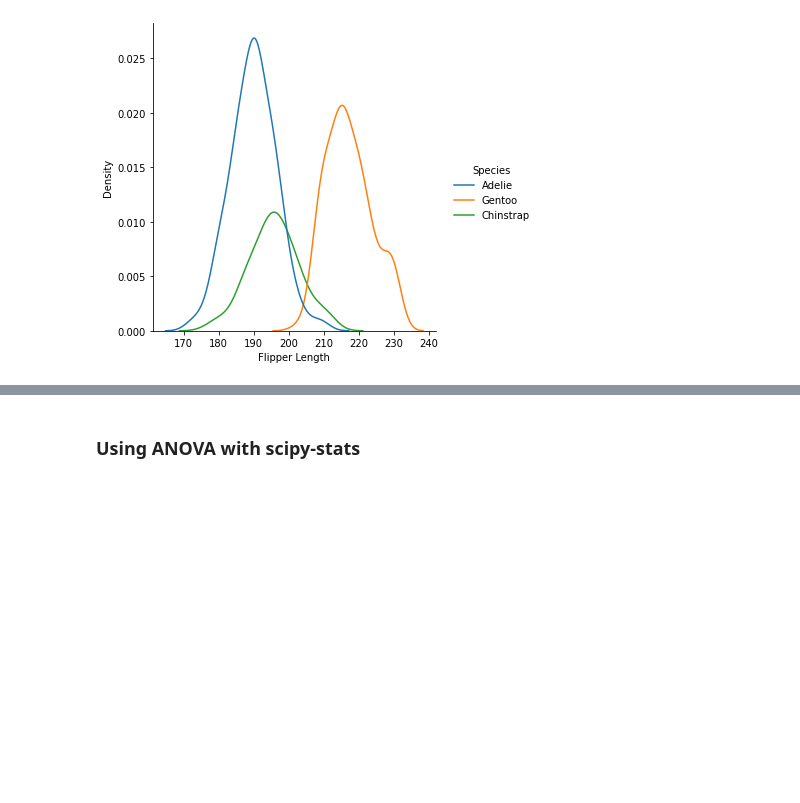
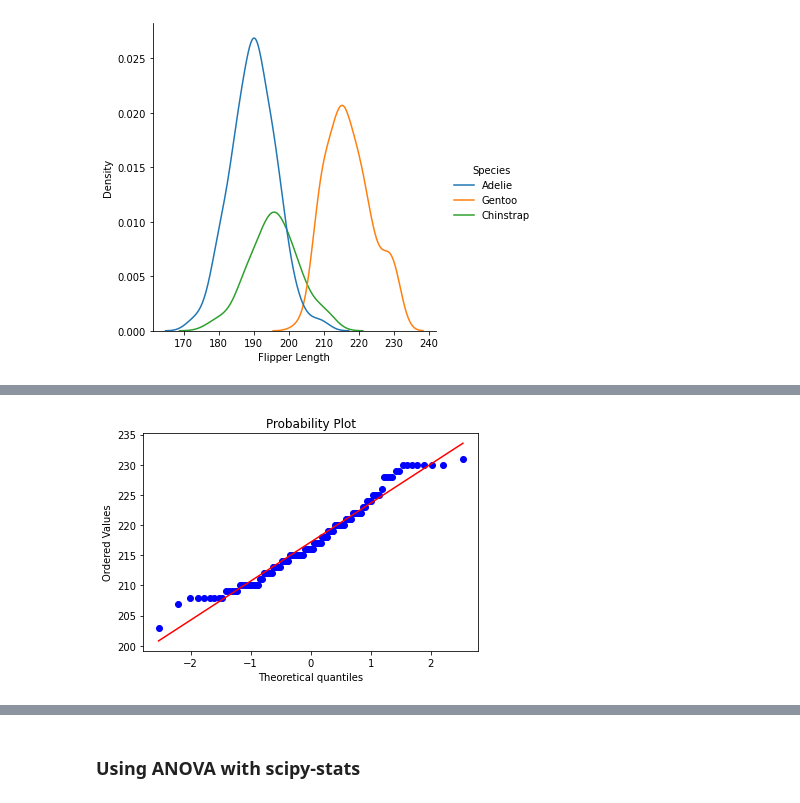
Before and after one commit to fod/machine-learning-statistics, a Jupyter notebook: scipy-stats.ipynb, the cells around one changed output, grey strips where cells are left out. Drawn from its saved outputs; the diff is of its cells as text; code cells hidden in the pictures; blank space fills up the shorter version.

```diff
--- a/scipy-stats.ipynb
+++ b/scipy-stats.ipynb
@@ -177,0 +195,4 @@ Assumptions
+# %%
+ss.probplot(gentoo, plot=plt);
+# %% [output]
+[figure, added]
```
Also changed, not shown: parts of 12 cells of this notebook.
